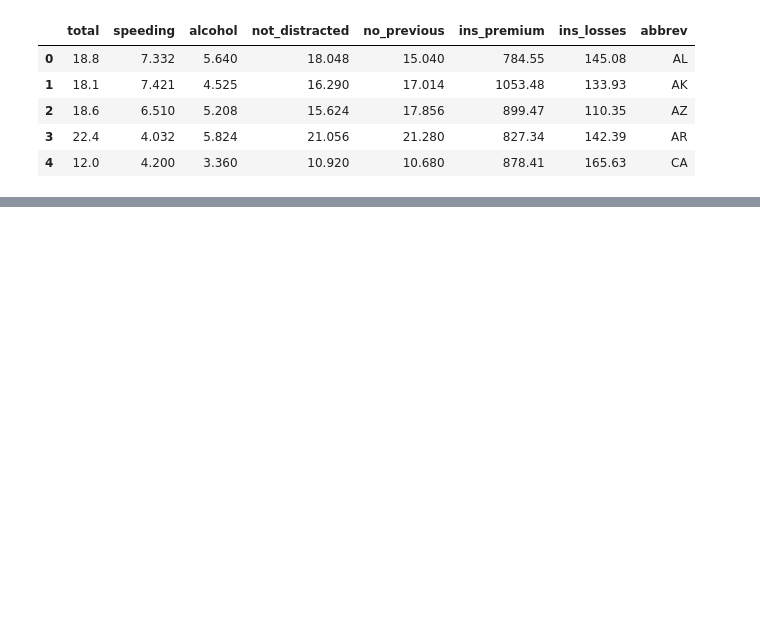
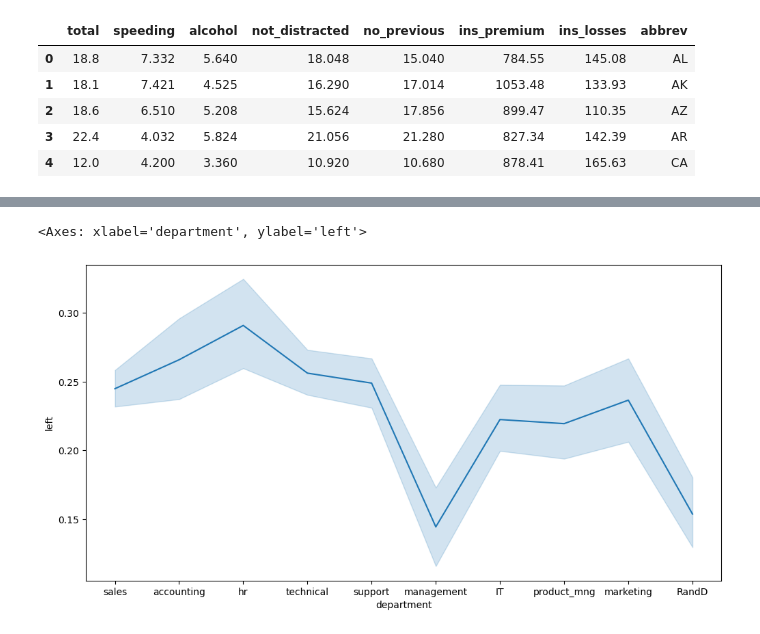
Before and after one commit to developer-satya/Machine-Learning, a Jupyter notebook: DataVisualization.ipynb, the cells around one changed output, grey strips where cells are left out. Cells and saved outputs as stored; diff of their text form; code cells hidden in the pictures; blank space fills up the shorter version.

```diff
--- a/DataVisualization.ipynb
+++ b/DataVisualization.ipynb
@@ -20,0 +31,6 @@ sns.lineplot(x='total', y='speeding', data = data, style='abbrev')
+# %%
+plt.figure(figsize=(12,6))
+sns.lineplot(x='department', y='left', data=dataset)
+# %% [output]
+<Axes: xlabel='department', ylabel='left'>
+[figure, added]
```
Also changed, not shown: parts of 5 cells of this notebook, 2 other files.
